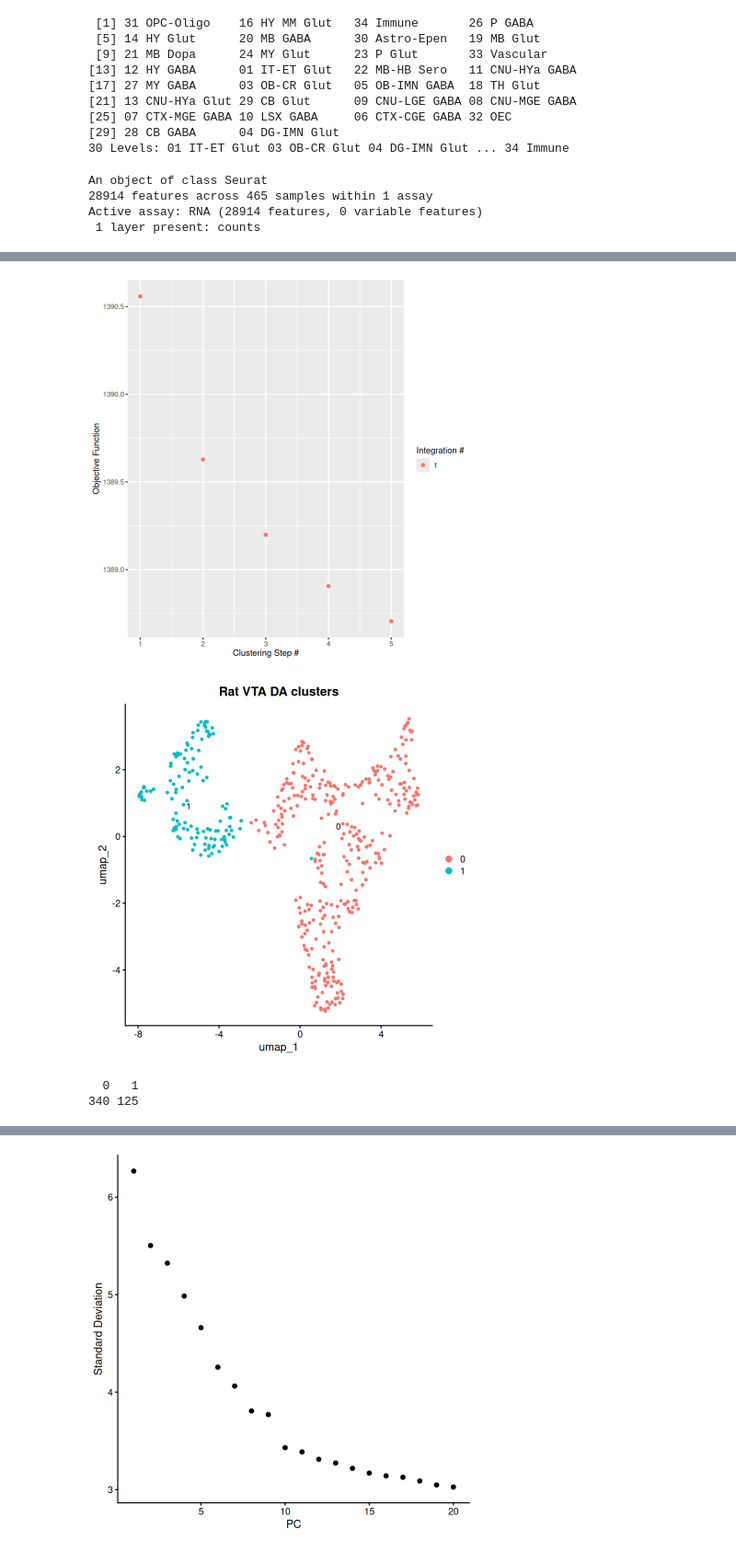
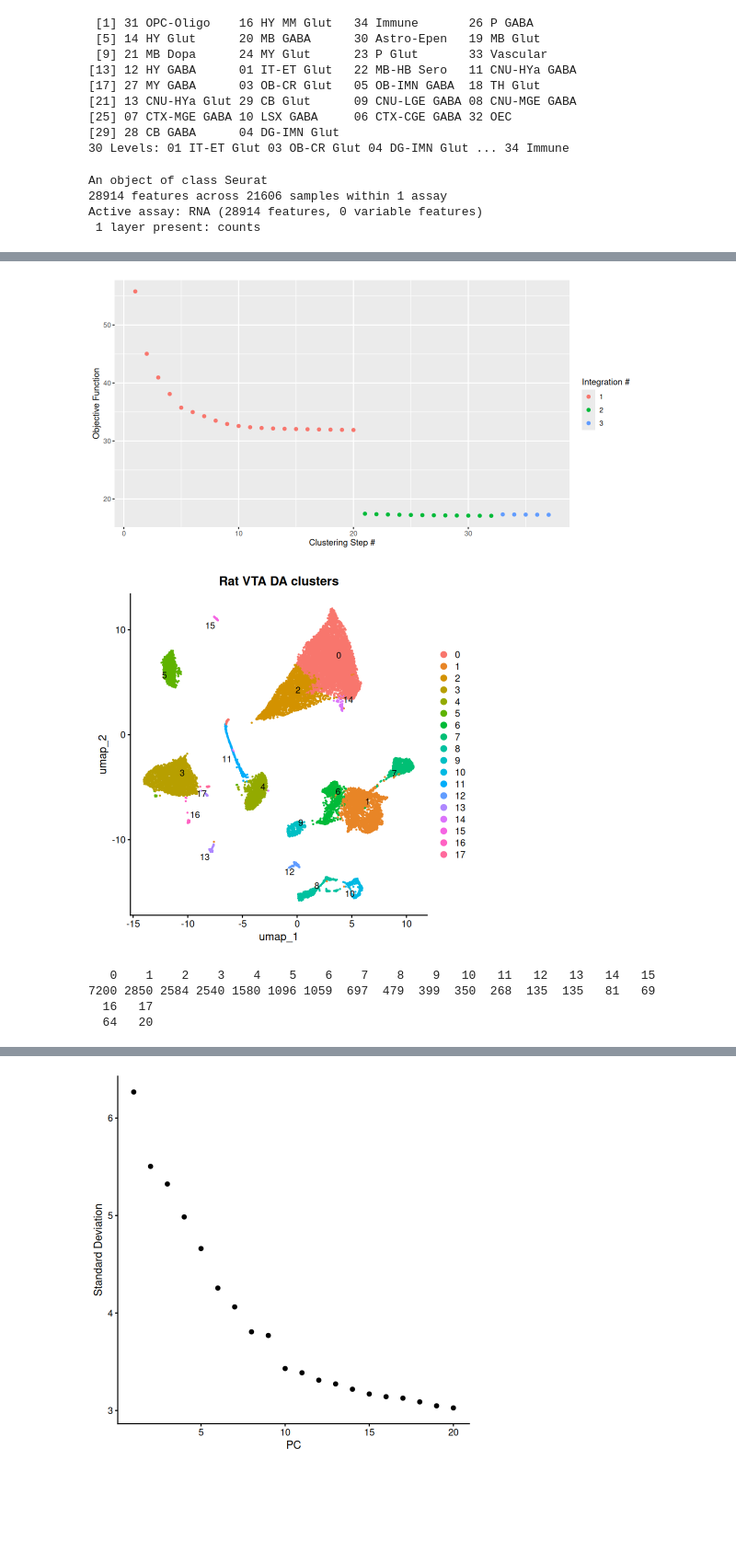
Before and after one commit to qwccccc/Macaque_VTA_snRNA_Script, a Jupyter notebook: Script/4_VTA_compare_to_rat.ipynb, the cells around one changed output, grey strips where cells are left out. Shown at 92% size. Cells and saved outputs as stored; diff of their text form; code cells hidden in the pictures; blank space fills up the shorter version.

Commit message:
revise_dataset

```diff
--- a/Script/4_VTA_compare_to_rat.ipynb
+++ b/Script/4_VTA_compare_to_rat.ipynb
@@ -51,7 +57,7 @@ The following objects are masked from ‘package:tidyr’:
 
     expand, pack, unpack
 # %%
-h5ad_path <- "/home/chaiqw/project/mb/GSE168156_merged_CC20230722_full_mapping.h5ad"
+h5ad_path <- "/data/data0-1/motor/datasets/GSE168156_merged_CC20230722_full_mapping.h5ad"
 output_rds <- "/mnt/90-connectome/Personal/CQW/midbrain/area_h5ad/RAT_VTA_dataset.rds"
 output_feature_map <- "/mnt/90-connectome/Personal/CQW/midbrain/area_h5ad/RAT_feature_map.csv"
 
@@ -134,22 +137,21 @@ seurat1$class %>% unique()
 [25] 07 CTX-MGE GABA 10 LSX GABA     06 CTX-CGE GABA 32 OEC
 [29] 28 CB GABA      04 DG-IMN Glut
 30 Levels: 01 IT-ET Glut 03 OB-CR Glut 04 DG-IMN Glut ... 34 Immune
-# %%
-seurat1_sub = subset(seurat1, class == "21 MB Dopa" & class_probability > 0.8)
-seurat1_sub
-# %% [output]
-An object of class Seurat
-28914 features across 465 samples within 1 assay
-Active assay: RNA (28914 features, 0 variable features)
- 1 layer present: counts
+# %%
+seurat1
+# %% [output]
+An object of class Seurat
+28914 features across 21606 samples within 1 assay
+Active assay: RNA (28914 features, 0 variable features)
+ 1 layer present: counts
 # %%
-class_resolution = 0.1
+class_resolution = 0.3
 
-seurat1_sub$Animal = seurat1_sub$gsm_id
+seurat1$Animal = seurat1$gsm_id
 mt_gene = c("ND6", "COX3", "COX1", "ND5", "ND4", "ND2", "ND4L", "ATP8", "CYTB", "COX2", "ND3", "ATP6", "ND1")
 
-assay = seurat1_sub@assays$RNA$counts
-meta = seurat1_sub@meta.data
+assay = seurat1@assays$RNA$counts
+meta = seurat1@meta.data
 new_assay = assay[setdiff(rownames(assay), mt_gene), ]
 
 seurat1_sub1 = CreateSeuratObject(counts = new_assay)
@@ -196,14 +198,16 @@ Warning message:
-[figure, old version]
+[figure, new version]
 # %%
 options(repr.plot.width=7, repr.plot.height=7)
 
 DimPlot(seurat1_sub1, reduction = "umap", group.by = "seurat_clusters", label = TRUE, repel = TRUE) + ggtitle("Rat VTA DA clusters")
 # %% [output]
-[figure, old version]
+[figure, new version]
 # %%
 table(seurat1_sub1$seurat_clusters)
 # %% [output]
-  0   1
-340 125
+   0    1    2    3    4    5    6    7    8    9   10   11   12   13   14   15
+7200 2850 2584 2540 1580 1096 1059  697  479  399  350  268  135  135   81   69
+  16   17
+  64   20
 # %%
 DefaultAssay(seurat1_sub1) <- "RNA"
```
Also changed, not shown: parts of 39 cells of this notebook, 2 other files.
